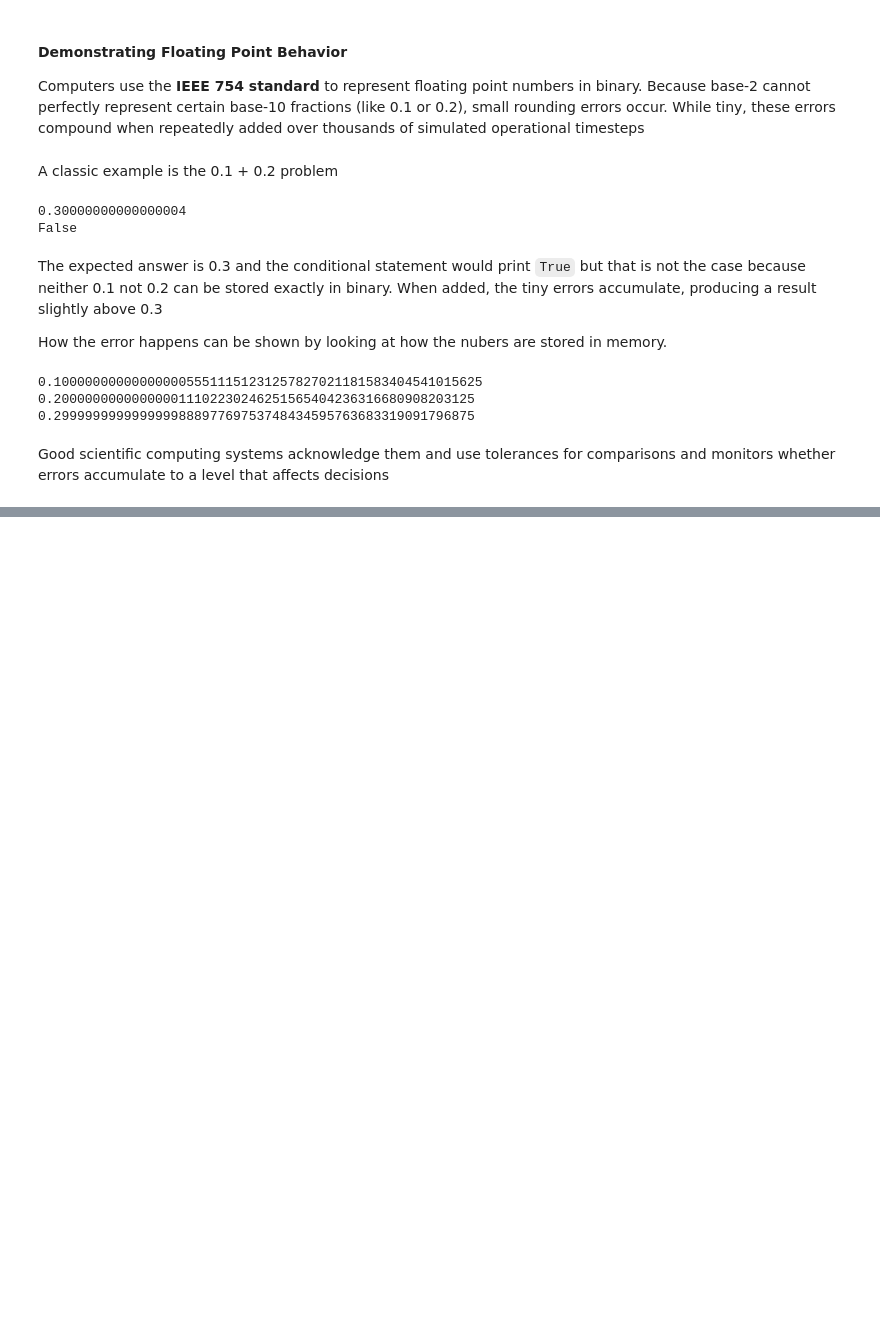
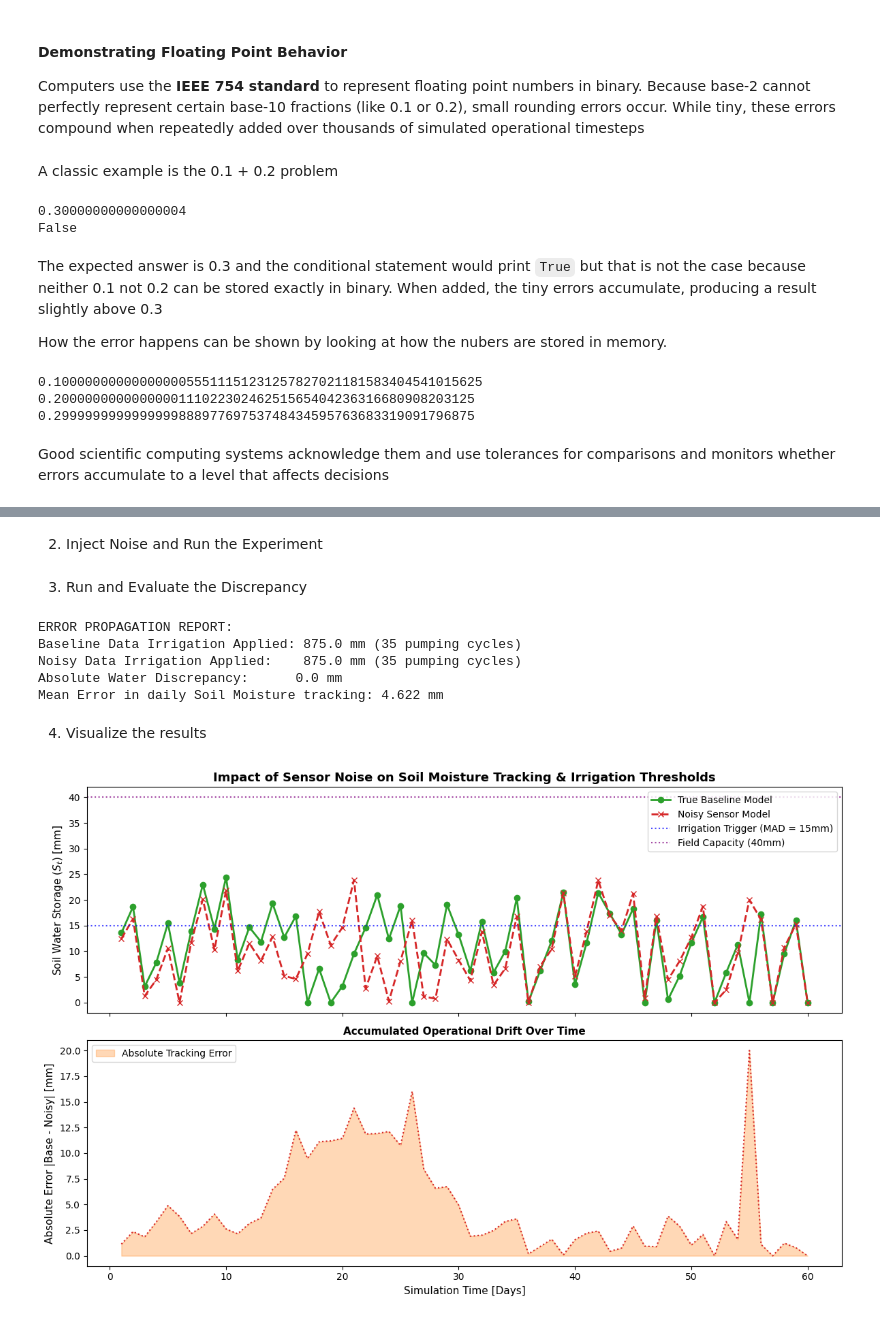
Before and after one commit to SasakaRoben/HydroSense-Kenya, a Jupyter notebook: notebooks/Level_2_Vectorization_and_Error.ipynb, the cells around one changed output, grey strips where cells are left out. Drawn from its saved outputs; the diff is of its cells as text; code cells hidden in the pictures; blank space fills up the shorter version.

Commit message:
Show how measurement noise affects irrigation recommendations

```diff
--- a/notebooks/Level_2_Vectorization_and_Error.ipynb
+++ b/notebooks/Level_2_Vectorization_and_Error.ipynb
@@ -118,0 +180,2 @@ and monitors whether errors accumulate to a level that affects decisions
+# %% [markdown]
+2. Inject Noise and Run the Experiment
@@ -118,0 +202,57 @@ and monitors whether errors accumulate to a level that affects decisions
+# %% [markdown]
+3. Run and Evaluate the Discrepancy
+# %%
+# Run the simulation on both sets
+base_water, base_events, base_S = run_water_balance_simulation(baseline_df)
+noisy_water, noisy_events, noisy_S = run_water_balance_simulation(noisy_df)
+
+# Print Out Experimental Conclusions
+print("ERROR PROPAGATION REPORT:")
+print(f"Baseline Data Irrigation Applied: {base_water} mm ({base_events} pumping cycles)")
+print(f"Noisy Data Irrigation Applied:    {noisy_water} mm ({noisy_events} pumping cycles)")
+print(f"Absolute Water Discrepancy:      {abs(base_water - noisy_water)} mm")
+
+# Calculate Mean Absolute Error in daily storage estimation
+mae_storage = np.mean(np.abs(np.array(base_S) - np.array(noisy_S)))
+print(f"Mean Error in daily Soil Moisture tracking: {mae_storage:.3f} mm")
+# %% [output]
+ERROR PROPAGATION REPORT:
+Baseline Data Irrigation Applied: 875.0 mm (35 pumping cycles)
+Noisy Data Irrigation Applied:    875.0 mm (35 pumping cycles)
+Absolute Water Discrepancy:      0.0 mm
+Mean Error in daily Soil Moisture tracking: 4.622 mm
+# %% [markdown]
+4. Visualize the results
+# %%
+import matplotlib.pyplot as plt
+import numpy as np
+
+# Ensure matplotlib outputs cleanly inside your notebook
+%matplotlib inline
+
+# Create the figure with a dual-panel layout
+fig, (ax1, ax2) = plt.subplots(2, 1, figsize=(12, 8), sharex=True)
+time_steps = np.arange(1, len(base_S) + 1)
+
+# 1. Top Panel: Soil Moisture Tracking ($S_t$)
+ax1.plot(time_steps, base_S, label='True Baseline Model', color='#2ca02c', linewidth=2, marker='o')
+ax1.plot(time_steps, noisy_S, label='Noisy Sensor Model', color='#d62728', linewidth=2, linestyle='--', marker='x')
+ax1.axhline(y=15.0, color='blue', linestyle=':', alpha=0.7, label='Irrigation Trigger (MAD = 15mm)')
+ax1.axhline(y=40.0, color='purple', linestyle=':', alpha=0.7, label='Field Capacity (40mm)')
+ax1.set_ylabel('Soil Water Storage ($S_t$) [mm]', fontsize=11)
+ax1.set_title('Impact of Sensor Noise on Soil Moisture Tracking & Irrigation Thresholds', fontsize=13, fontweight='bold')
+ax1.legend(loc='upper right', frameon=True)
+
+# 2. Bottom Panel: Cumulative Water Discrepancy
+error_gap = np.abs(np.array(base_S) - np.array(noisy_S))
+ax2.fill_between(time_steps, 0, error_gap, alpha=0.3, color='#ff7f0e', label='Absolute Tracking Error')
+ax2.plot(time_steps, error_gap, color='#d62728', linewidth=1.5, linestyle=':')
+ax2.set_xlabel('Simulation Time [Days]', fontsize=11)
+ax2.set_ylabel('Absolute Error |Base - Noisy| [mm]', fontsize=11)
+ax2.set_title('Accumulated Operational Drift Over Time', fontsize=11, fontweight='bold')
+ax2.legend(loc='upper left', frameon=True)
+
+plt.tight_layout()
+plt.show()
+# %% [output]
+[figure, added]
```
Also changed, not shown: parts of 8 cells of this notebook.
